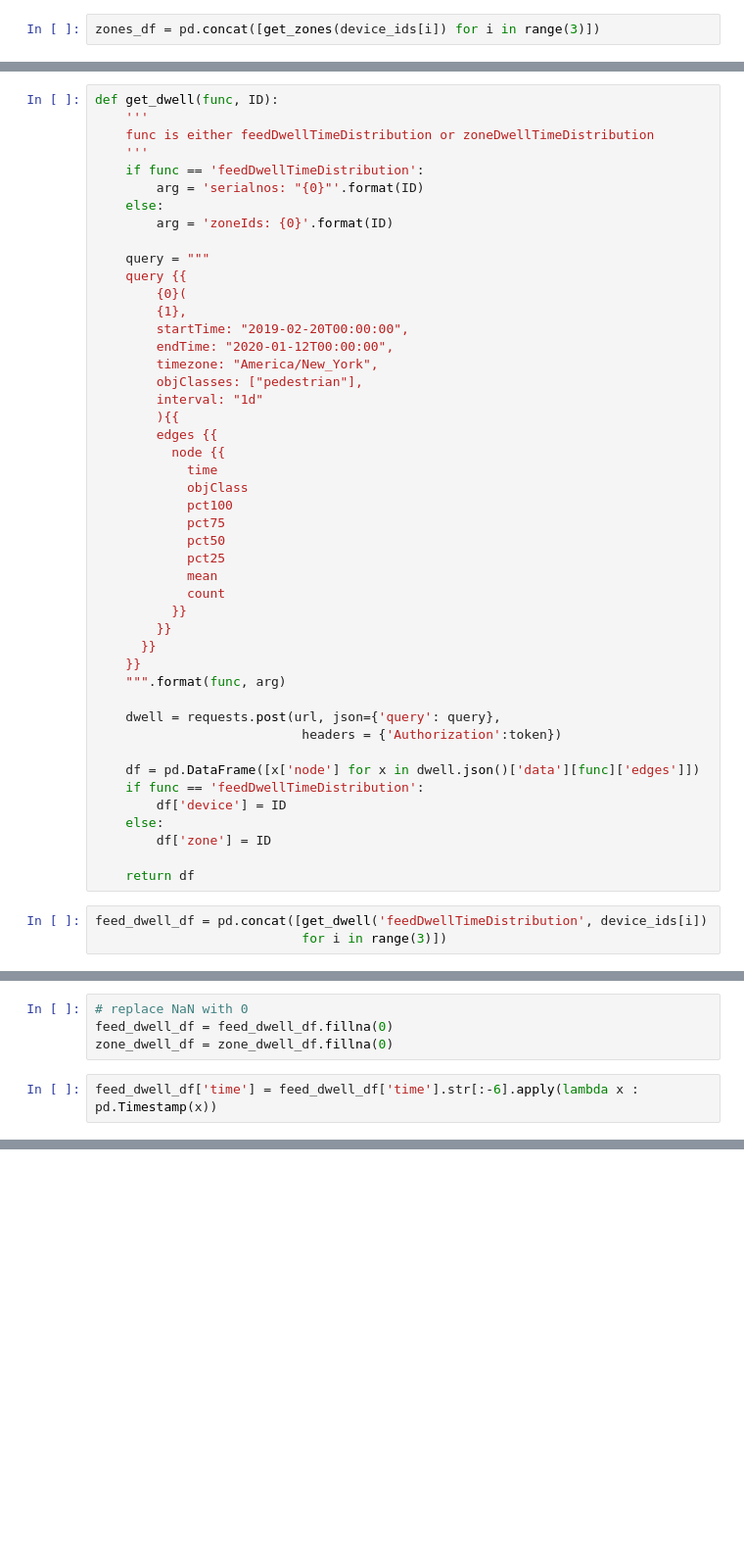
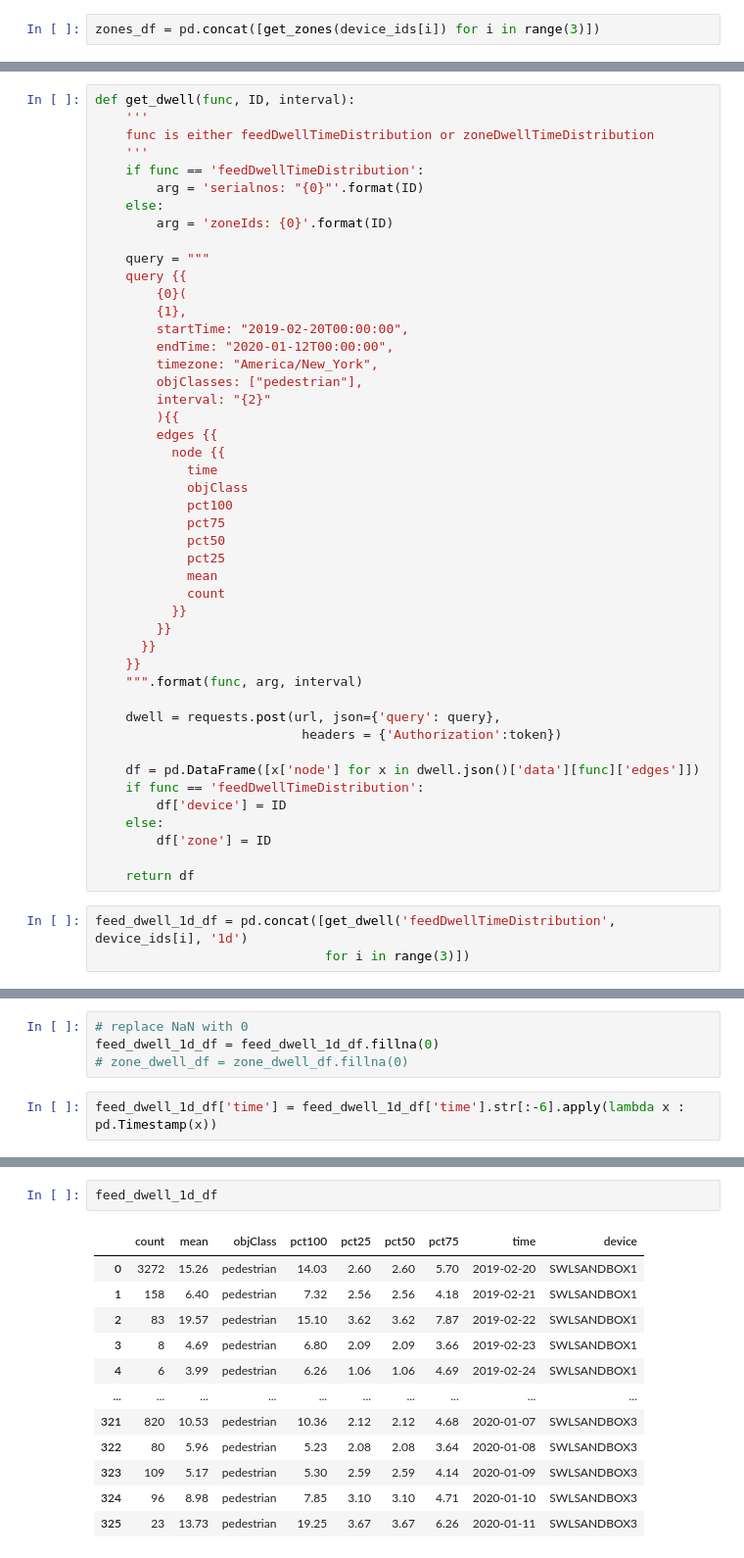
Before and after one commit to wangz585/Sidewalk-Lab-Data-Analysis, a Jupyter notebook: webpage.ipynb, the cells around one changed output, grey strips where cells are left out. Shown at 98% size. Cells and saved outputs as stored; diff of their text form; blank space fills up the shorter version.

```diff
--- a/webpage.ipynb
+++ b/webpage.ipynb
@@ -115,5 +116,5 @@ zones_df
 # %%
-def get_dwell(func, ID):
+def get_dwell(func, ID, interval):
     '''
     func is either feedDwellTimeDistribution or zoneDwellTimeDistribution
     '''
@@ -130,7 +131,7 @@ def get_dwell(func, ID):
         endTime: "2020-01-12T00:00:00",
         timezone: "America/New_York",
         objClasses: ["pedestrian"],
-        interval: "1d"
+        interval: "{2}"
         ){{
         edges {{
           node {{
@@ -146,7 +147,7 @@ def get_dwell(func, ID):
         }}
       }}
     }}
-    """.format(func, arg)
+    """.format(func, arg, interval)
 
     dwell = requests.post(url, json={'query': query},
                            headers = {'Authorization':token})
@@ -159,6 +160,6 @@ def get_dwell(func, ID):
 
     return df
 # %%
-feed_dwell_df = pd.concat([get_dwell('feedDwellTimeDistribution', device_ids[i])
-                           for i in range(3)])
+feed_dwell_1d_df = pd.concat([get_dwell('feedDwellTimeDistribution', device_ids[i], '1d')
+                              for i in range(3)])
 # %%
@@ -203,7 +208,7 @@ zone_dwell_df = extract_time(zone_dwell_df)
 # %%
 # replace NaN with 0
-feed_dwell_df = feed_dwell_df.fillna(0)
-zone_dwell_df = zone_dwell_df.fillna(0)
+feed_dwell_1d_df = feed_dwell_1d_df.fillna(0)
+# zone_dwell_df = zone_dwell_df.fillna(0)
 # %%
-feed_dwell_df['time'] = feed_dwell_df['time'].str[:-6].apply(lambda x : pd.Timestamp(x))
+feed_dwell_1d_df['time'] = feed_dwell_1d_df['time'].str[:-6].apply(lambda x : pd.Timestamp(x))
 # %%
@@ -246,0 +217,15 @@ def plot_dwell_timeline(device_or_zone, column, start_date, start_hour, end_date
+# %%
+feed_dwell_1d_df
+# %% [output]
+|  | count | mean | objClass | pct100 | pct25 | pct50 | pct75 | time | device |
+| 0 | 3272 | 15.26 | pedestrian | 14.03 | 2.60 | 2.60 | 5.70 | 2019-02-20 | SWLSANDBOX1 |
+| 1 | 158 | 6.40 | pedestrian | 7.32 | 2.56 | 2.56 | 4.18 | 2019-02-21 | SWLSANDBOX1 |
+| 2 | 83 | 19.57 | pedestrian | 15.10 | 3.62 | 3.62 | 7.87 | 2019-02-22 | SWLSANDBOX1 |
+| 3 | 8 | 4.69 | pedestrian | 6.80 | 2.09 | 2.09 | 3.66 | 2019-02-23 | SWLSANDBOX1 |
+| 4 | 6 | 3.99 | pedestrian | 6.26 | 1.06 | 1.06 | 4.69 | 2019-02-24 | SWLSANDBOX1 |
+| ... | ... | ... | ... | ... | ... | ... | ... | ... | ... |
+| 321 | 820 | 10.53 | pedestrian | 10.36 | 2.12 | 2.12 | 4.68 | 2020-01-07 | SWLSANDBOX3 |
+| 322 | 80 | 5.96 | pedestrian | 5.23 | 2.08 | 2.08 | 3.64 | 2020-01-08 | SWLSANDBOX3 |
+| 323 | 109 | 5.17 | pedestrian | 5.30 | 2.59 | 2.59 | 4.14 | 2020-01-09 | SWLSANDBOX3 |
+| 324 | 96 | 8.98 | pedestrian | 7.85 | 3.10 | 3.10 | 4.71 | 2020-01-10 | SWLSANDBOX3 |
+| 325 | 23 | 13.73 | pedestrian | 19.25 | 3.67 | 3.67 | 6.26 | 2020-01-11 | SWLSANDBOX3 |
```
Also changed, not shown: parts of 22 cells of this notebook.
